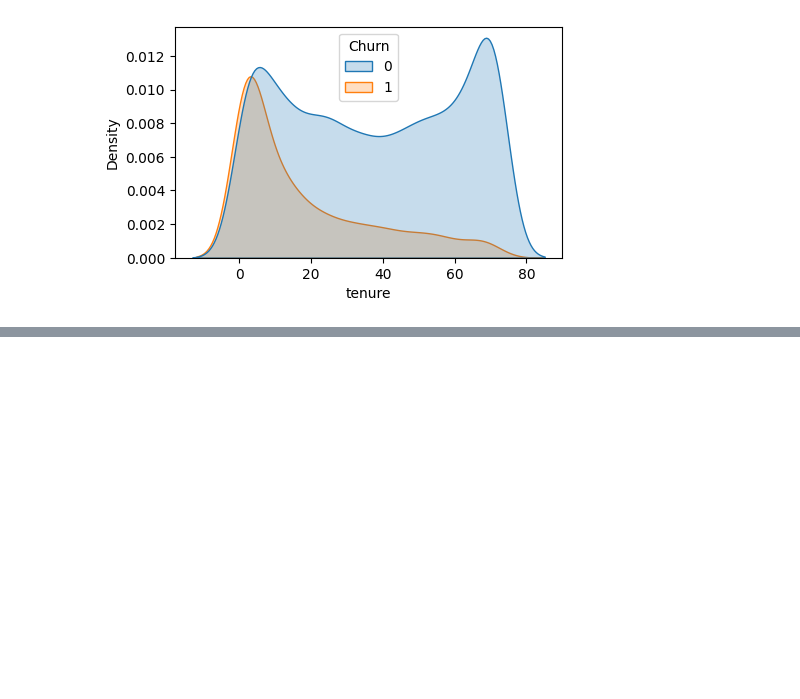
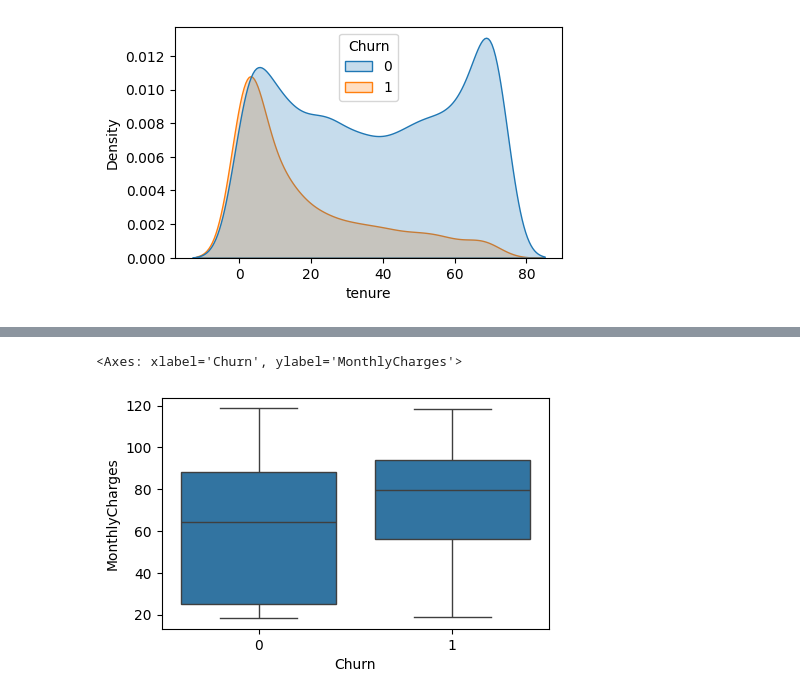
Before and after one commit to EveSantos/telco-customer-churn, a Jupyter notebook: chrun.ipynb, the cells around one changed output, grey strips where cells are left out. Drawn from its saved outputs; the diff is of its cells as text; code cells hidden in the pictures; blank space fills up the shorter version.

```diff
--- a/chrun.ipynb
+++ b/chrun.ipynb
@@ -231,0 +277,6 @@ sns.kdeplot(data=costumer_copy,x='tenure',hue='Churn',fill=True)
+# %%
+plt.figure(figsize=(5,3))
+sns.boxplot(data=costumer_copy,y='MonthlyCharges',x='Churn')
+# %% [output]
+<Axes: xlabel='Churn', ylabel='MonthlyCharges'>
+[figure, added]
```
Also changed, not shown: parts of 9 cells of this notebook.
